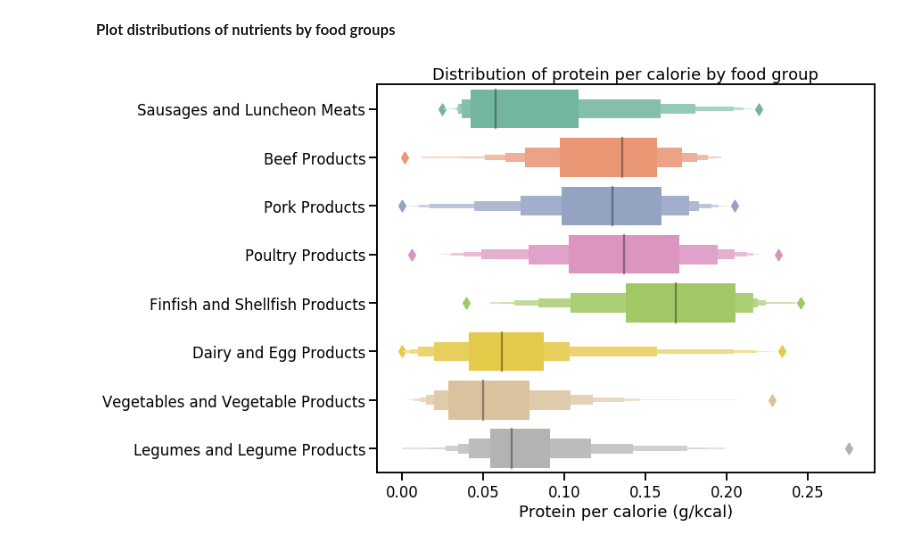
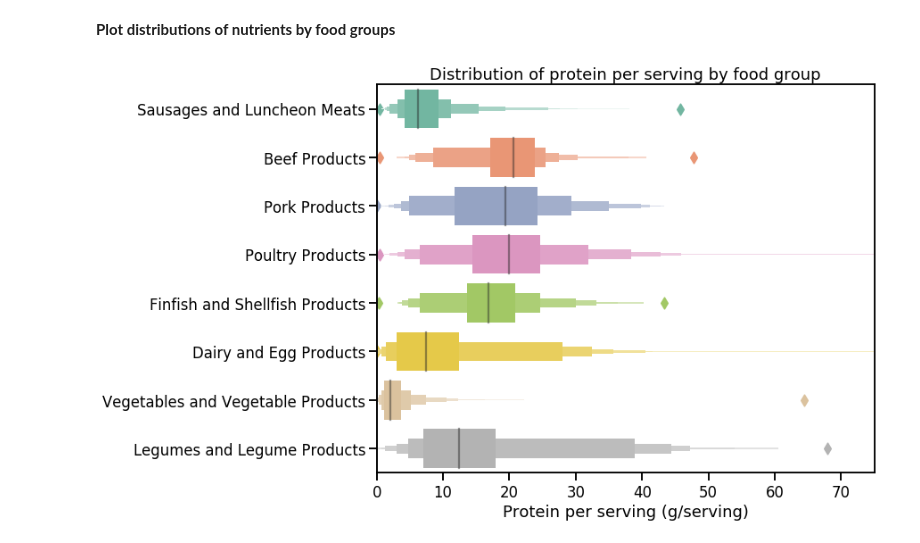
Before and after one commit to mikepm35/nutrientDatabase, a Jupyter notebook: food_groups.ipynb, the cells around one changed output. Drawn from its saved outputs; the diff is of its cells as text; code cells hidden in the pictures.

```diff
--- a/food_groups.ipynb
+++ b/food_groups.ipynb
@@ -159,14 +159,14 @@ sns.set_context(plot_attr['context'])
 # %%
 # Create new plot
 fig, ax = plt.subplots(figsize=plot_attr['figsize'])
-newplot = sns.boxenplot(y='FdGrp_Desc', x='Protein_percal', palette=plot_attr['palette'],
+newplot = sns.boxenplot(y='FdGrp_Desc', x='Protein_perserv', palette=plot_attr['palette'],
                         ax=ax, order=food_groups, data=df_foodjoin_grps)
 
 # Modify plot attributes
-newax = ax.set(ylabel='', xlabel='Protein per calorie (g/kcal)',
-               title='Distribution of protein per calorie by food group')
+newax = ax.set(ylabel='', xlabel='Protein per serving (g/serving)', xlim=(0,75),
+               title='Distribution of protein per serving by food group')
 # %% [output]
-[figure, old version]
+[figure, new version]
 # %%
 # Create new plot
 fig, ax = plt.subplots(figsize=plot_attr['figsize'])
```
Also changed, not shown: parts of 5 cells of this notebook.
